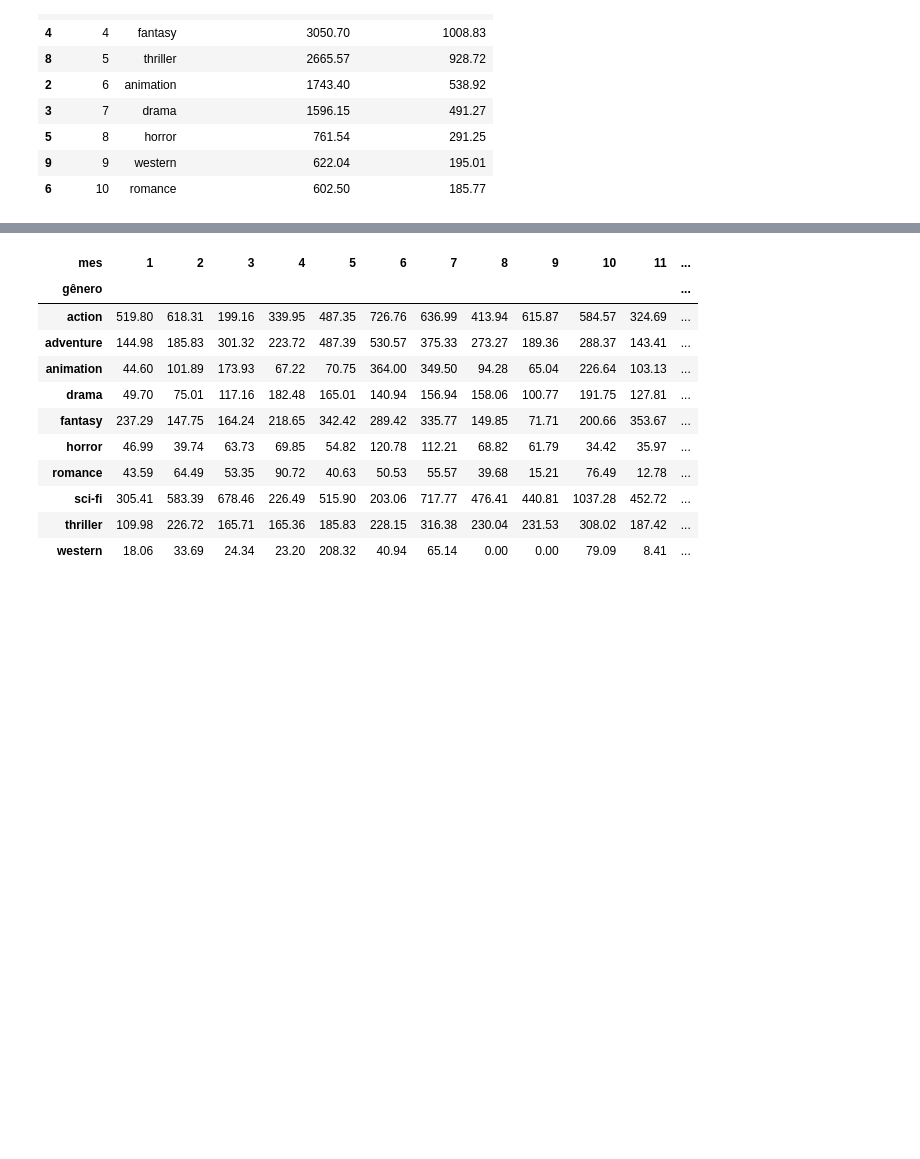
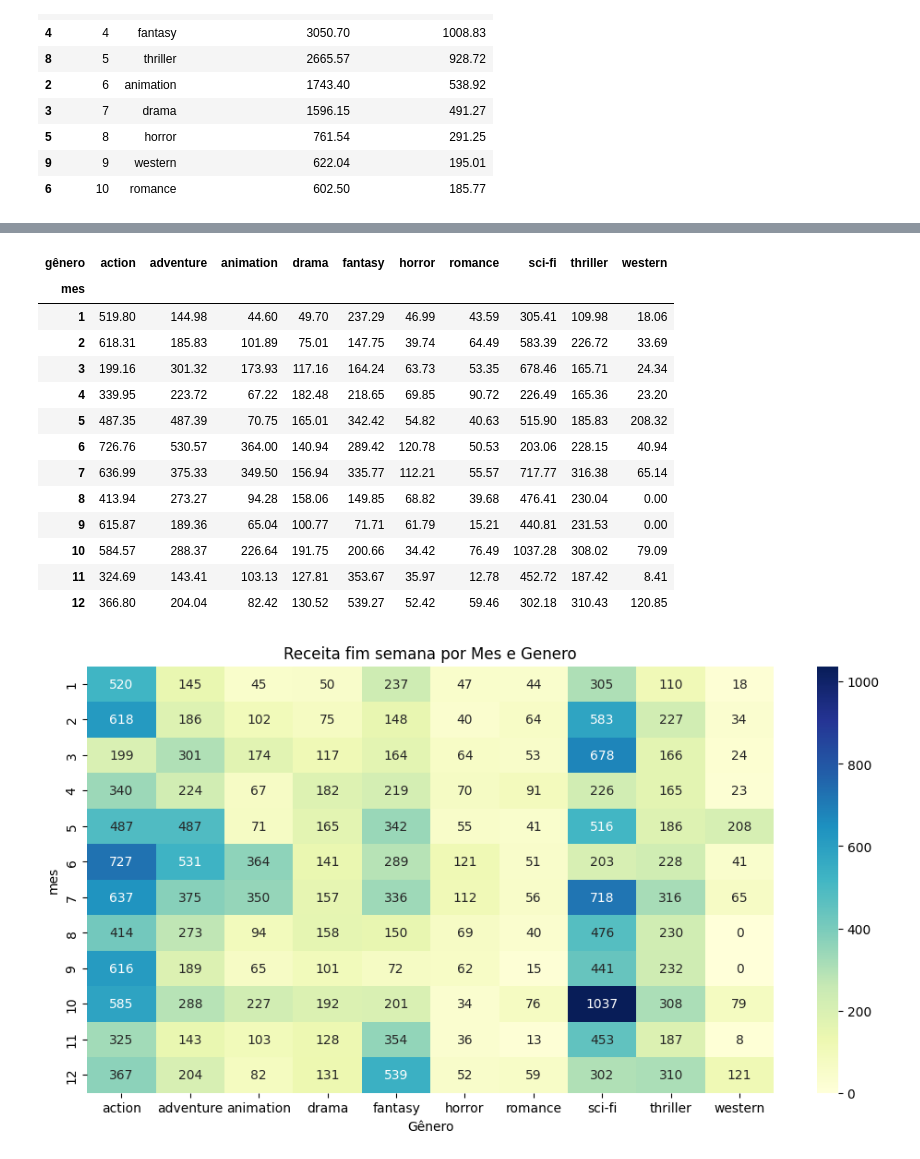
Before and after one commit to Carlos-Rafael-Dev/Data_Analytics, a Jupyter notebook: Produtora MegaPik/Movies MegaPik.ipynb, the cells around one changed output, grey strips where cells are left out. Cells and saved outputs as stored; diff of their text form; code cells hidden in the pictures; blank space fills up the shorter version.

```diff
--- a/Produtora MegaPik/Movies MegaPik.ipynb
+++ b/Produtora MegaPik/Movies MegaPik.ipynb
@@ -124,23 +124,37 @@ Name: origem, dtype: int64
 # %%
 # 4
+import matplotlib.pyplot as plt
+import seaborn as sns
+
 df ["data lançamento"] = pd.to_datetime(df["data lançamento"], errors="coerce")
 df ["mes"] = df["data lançamento"].dt.month
 
 receita_mes_genero = df.groupby(["mes", "gênero"])["receita fim semana abertura"].sum().reset_index().sort_values(["mes", "receita fim semana abertura"], ascending=[True, False])
+tabela = df.groupby(["mes", "gênero"])["receita fim semana abertura"].sum().unstack(fill_value=0)
 
-tabela_pivot = receita_mes_genero.pivot(index="gênero", columns="mes", values="receita fim semana abertura").fillna(0)
+tabela_pivot = receita_mes_genero.pivot(index="mes", columns="gênero", values="receita fim semana abertura").fillna(0)
+
+plt.figure(figsize=(12, 6))
+sns.heatmap(tabela, cmap="YlGnBu", annot=True, fmt=".0f")
+plt.title("Receita fim semana por Mes e Genero")
+plt.xlabel("Gênero")
+plt.ylabel("mes")
 
 display(tabela_pivot)
+plt.show()
 # %% [output]
-| mes | 1 | 2 | 3 | 4 | 5 | 6 | 7 | 8 | 9 | 10 | 11 | ... |
-| gênero |  |  |  |  |  |  |  |  |  |  |  | ... |
-| action | 519.80 | 618.31 | 199.16 | 339.95 | 487.35 | 726.76 | 636.99 | 413.94 | 615.87 | 584.57 | 324.69 | ... |
-| adventure | 144.98 | 185.83 | 301.32 | 223.72 | 487.39 | 530.57 | 375.33 | 273.27 | 189.36 | 288.37 | 143.41 | ... |
-| animation | 44.60 | 101.89 | 173.93 | 67.22 | 70.75 | 364.00 | 349.50 | 94.28 | 65.04 | 226.64 | 103.13 | ... |
-| drama | 49.70 | 75.01 | 117.16 | 182.48 | 165.01 | 140.94 | 156.94 | 158.06 | 100.77 | 191.75 | 127.81 | ... |
-| fantasy | 237.29 | 147.75 | 164.24 | 218.65 | 342.42 | 289.42 | 335.77 | 149.85 | 71.71 | 200.66 | 353.67 | ... |
-| horror | 46.99 | 39.74 | 63.73 | 69.85 | 54.82 | 120.78 | 112.21 | 68.82 | 61.79 | 34.42 | 35.97 | ... |
-| romance | 43.59 | 64.49 | 53.35 | 90.72 | 40.63 | 50.53 | 55.57 | 39.68 | 15.21 | 76.49 | 12.78 | ... |
-| sci-fi | 305.41 | 583.39 | 678.46 | 226.49 | 515.90 | 203.06 | 717.77 | 476.41 | 440.81 | 1037.28 | 452.72 | ... |
-| thriller | 109.98 | 226.72 | 165.71 | 165.36 | 185.83 | 228.15 | 316.38 | 230.04 | 231.53 | 308.02 | 187.42 | ... |
-| western | 18.06 | 33.69 | 24.34 | 23.20 | 208.32 | 40.94 | 65.14 | 0.00 | 0.00 | 79.09 | 8.41 | ... |
+| gênero | action | adventure | animation | drama | fantasy | horror | romance | sci-fi | thriller | western |
+| mes |  |  |  |  |  |  |  |  |  |  |
+| 1 | 519.80 | 144.98 | 44.60 | 49.70 | 237.29 | 46.99 | 43.59 | 305.41 | 109.98 | 18.06 |
+| 2 | 618.31 | 185.83 | 101.89 | 75.01 | 147.75 | 39.74 | 64.49 | 583.39 | 226.72 | 33.69 |
+| 3 | 199.16 | 301.32 | 173.93 | 117.16 | 164.24 | 63.73 | 53.35 | 678.46 | 165.71 | 24.34 |
+| 4 | 339.95 | 223.72 | 67.22 | 182.48 | 218.65 | 69.85 | 90.72 | 226.49 | 165.36 | 23.20 |
+| 5 | 487.35 | 487.39 | 70.75 | 165.01 | 342.42 | 54.82 | 40.63 | 515.90 | 185.83 | 208.32 |
+| 6 | 726.76 | 530.57 | 364.00 | 140.94 | 289.42 | 120.78 | 50.53 | 203.06 | 228.15 | 40.94 |
+| 7 | 636.99 | 375.33 | 349.50 | 156.94 | 335.77 | 112.21 | 55.57 | 717.77 | 316.38 | 65.14 |
+| 8 | 413.94 | 273.27 | 94.28 | 158.06 | 149.85 | 68.82 | 39.68 | 476.41 | 230.04 | 0.00 |
+| 9 | 615.87 | 189.36 | 65.04 | 100.77 | 71.71 | 61.79 | 15.21 | 440.81 | 231.53 | 0.00 |
+| 10 | 584.57 | 288.37 | 226.64 | 191.75 | 200.66 | 34.42 | 76.49 | 1037.28 | 308.02 | 79.09 |
+| 11 | 324.69 | 143.41 | 103.13 | 127.81 | 353.67 | 35.97 | 12.78 | 452.72 | 187.42 | 8.41 |
+| 12 | 366.80 | 204.04 | 82.42 | 130.52 | 539.27 | 52.42 | 59.46 | 302.18 | 310.43 | 120.85 |
+[figure, added]
```
Also changed, not shown: parts of 12 cells of this notebook.
